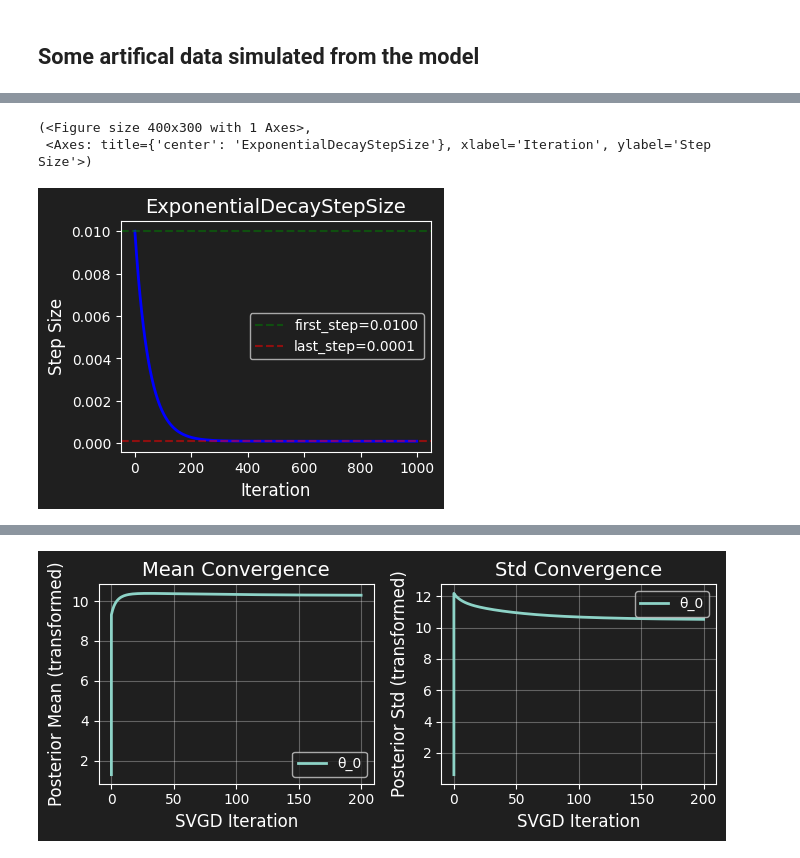
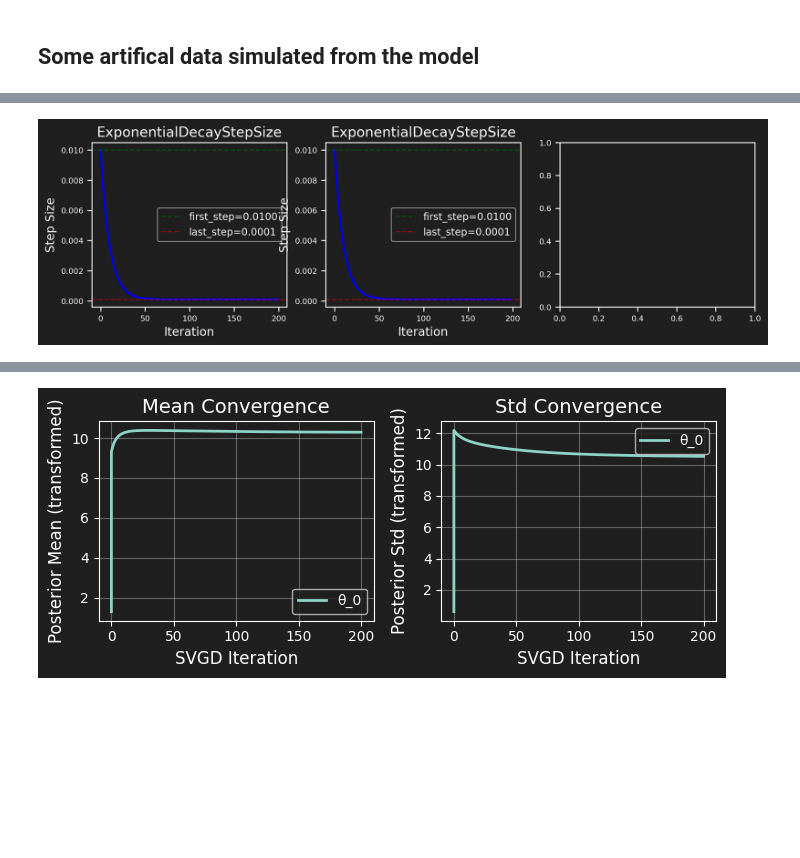
Before and after one commit to munch-group/PtDAlgorithms, a Jupyter notebook: docs/pages/tutorials/simple_example.ipynb, the cells around one changed output, grey strips where cells are left out. Saved outputs shown, nothing was run; the diff lists cells and outputs as text; code cells hidden in the pictures; blank space fills up the shorter version.

```diff
--- a/docs/pages/tutorials/simple_example.ipynb
+++ b/docs/pages/tutorials/simple_example.ipynb
@@ -72,10 +103,11 @@ step_schedule.plot(200)
-# %%
-reg_schedule = ExponentialDecayRegularization(first_reg=10.0, last_reg=1.0, tau=50.0)
-step_schedule.plot()
-# %% [output]
-(<Figure size 400x300 with 1 Axes>,
- <Axes: title={'center': 'ExponentialDecayStepSize'}, xlabel='Iteration', ylabel='Step Size'>)
-[figure, removed]
+# %%
+fig, axes = plt.subplots(1, 3, figsize=(12, 3))
+step_schedule = phasic.ExponentialDecayStepSize(first_step=0.01, last_step=0.0001, tau=10.0)
+step_schedule.plot(200, ax=axes[0]) ;
+reg_schedule = phasic.ExponentialDecayRegularization(first_reg=10.0, last_reg=1.0, tau=50.0)
+step_schedule.plot(200, ax=axes[1]) ;
+# %% [output]
+[figure, added]
 # %%
 params = dict(
             observed_data=observed_data,
```
Also changed, not shown: parts of 11 cells of this notebook.
